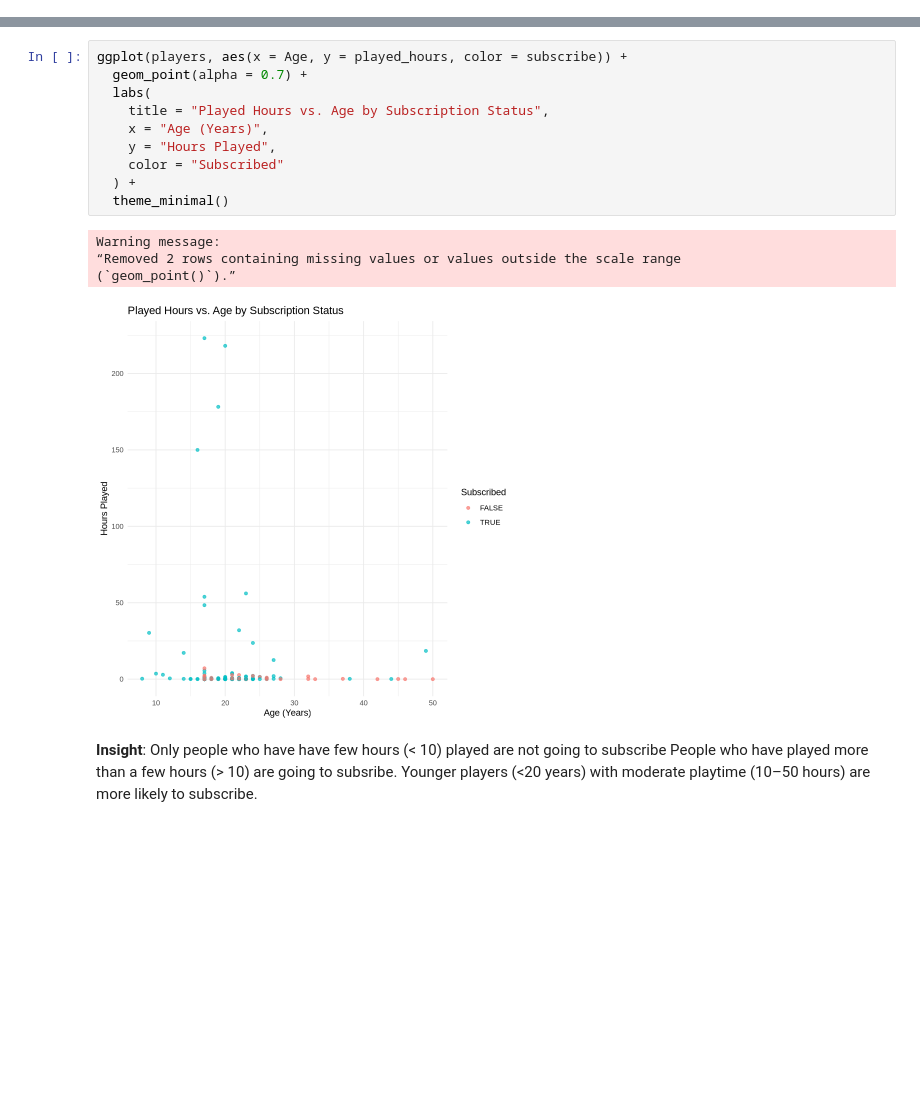
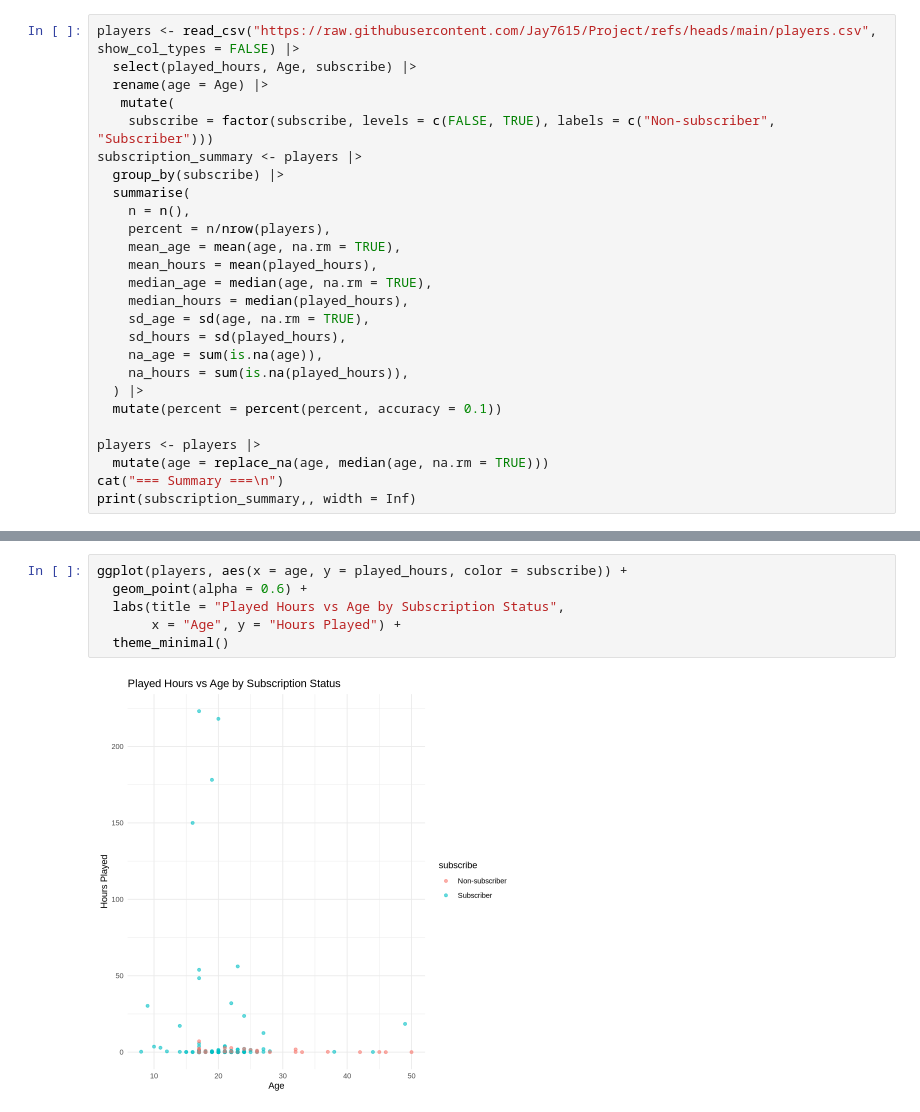
Before and after one commit to Jay7615/Data-Science-Project, a Jupyter notebook: Project.ipynb, the cells around one changed output, grey strips where cells are left out. Drawn from its saved outputs; the diff is of its cells as text; blank space fills up the shorter version.

```diff
--- a/Project.ipynb
+++ b/Project.ipynb
@@ -362,0 +34,26 @@ players$Age <- ifelse(is.na(players$Age), median(players,Age, na.rm = TRUE), pla
+# %%
+players <- read_csv("https://raw.githubusercontent.com/Jay7615/Project/refs/heads/main/players.csv", show_col_types = FALSE) |>
+  select(played_hours, Age, subscribe) |>
+  rename(age = Age) |>
+   mutate(
+    subscribe = factor(subscribe, levels = c(FALSE, TRUE), labels = c("Non-subscriber", "Subscriber")))
+subscription_summary <- players |>
+  group_by(subscribe) |>
+  summarise(
+    n = n(),
+    percent = n/nrow(players),
+    mean_age = mean(age, na.rm = TRUE),
+    mean_hours = mean(played_hours),
+    median_age = median(age, na.rm = TRUE),
+    median_hours = median(played_hours),
+    sd_age = sd(age, na.rm = TRUE),
+    sd_hours = sd(played_hours),
+    na_age = sum(is.na(age)),
+    na_hours = sum(is.na(played_hours)),
+  ) |>
+  mutate(percent = percent(percent, accuracy = 0.1))
+
+players <- players |>
+  mutate(age = replace_na(age, median(age, na.rm = TRUE)))
+cat("=== Summary ===\n")
+print(subscription_summary,, width = Inf)
@@ -363,20 +71,8 @@ players$Age <- ifelse(is.na(players$Age), median(players,Age, na.rm = TRUE), pla
 # %%
-ggplot(players, aes(x = Age, y = played_hours, color = subscribe)) +
-  geom_point(alpha = 0.7) +
-  labs(
-    title = "Played Hours vs. Age by Subscription Status",
-    x = "Age (Years)",
-    y = "Hours Played",
-    color = "Subscribed"
-  ) +
+ggplot(players, aes(x = age, y = played_hours, color = subscribe)) +
+  geom_point(alpha = 0.6) +
+  labs(title = "Played Hours vs Age by Subscription Status",
+       x = "Age", y = "Hours Played") +
   theme_minimal()
 # %% [output]
-Warning message:
-“Removed 2 rows containing missing values or values outside the scale range
-(`geom_point()`).”
-[figure, old version]
+[figure, new version]
-# %% [markdown]
-**Insight**:
-Only people who have have few hours (< 10) played are not going to subscribe
-People who have played more than a few hours (> 10) are going to subsribe.
-Younger players (<20 years) with moderate playtime (10–50 hours) are more likely to subscribe.
```
Also changed, not shown: parts of 25 cells of this notebook, 2 other files.
